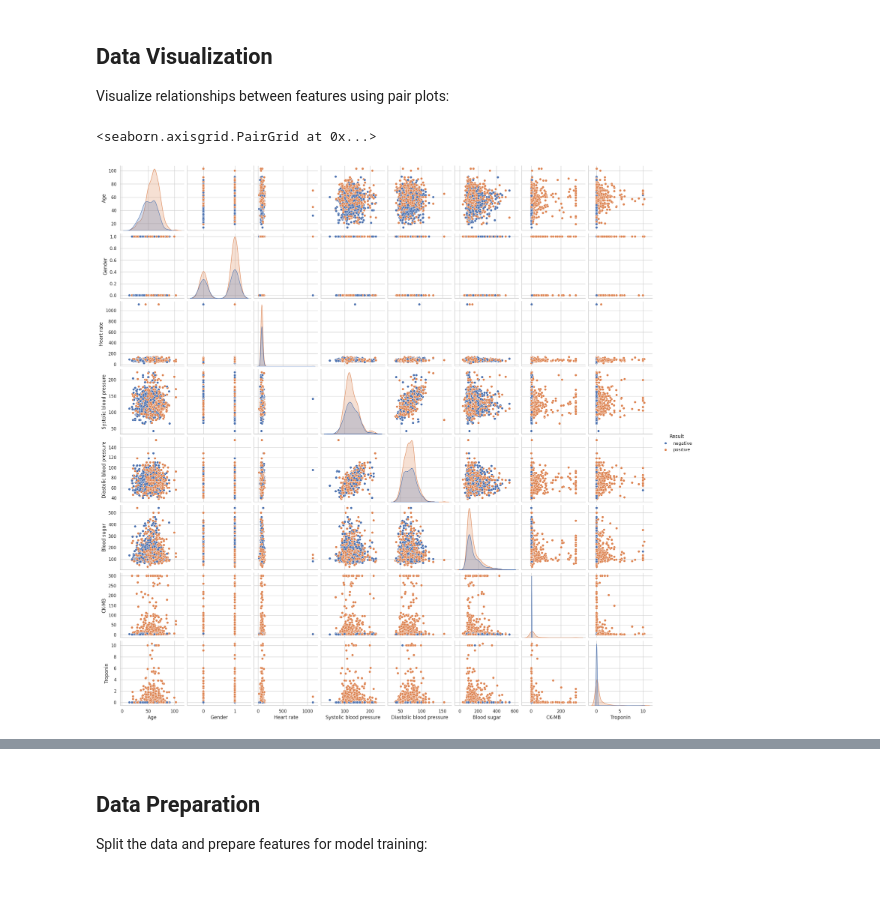
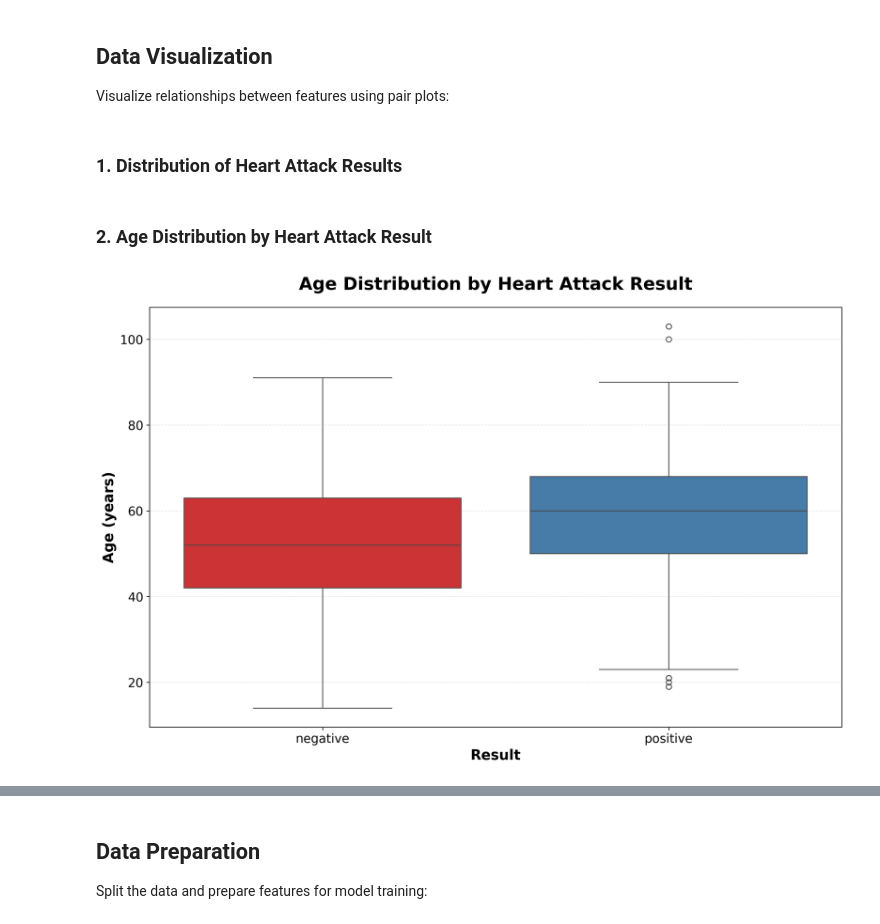
Before and after one commit to Shivam5551/heart-attack-prediction, a Jupyter notebook: ml-model/heart-attack-prediction.ipynb, the cells around one changed output, grey strips where cells are left out. Drawn from its saved outputs; the diff is of its cells as text; code cells hidden in the pictures; blank space fills up the shorter version.

Commit message:
fix graphs

```diff
--- a/ml-model/heart-attack-prediction.ipynb
+++ b/ml-model/heart-attack-prediction.ipynb
@@ -83,7 +63,12 @@ import seaborn as sns
 
 Visualize relationships between features using pair plots:
 # %%
-sns.pairplot(data.dropna(),hue='Result')
+import matplotlib.pyplot as plt
+import warnings
+warnings.filterwarnings('ignore', category=FutureWarning)
+
+# Set high DPI for print quality
+plt.rcParams['figure.dpi'] = 300
+plt.rcParams['savefig.dpi'] = 300
-# %% [output]
-<seaborn.axisgrid.PairGrid at 0x...>
-[figure, removed]
+# %% [markdown]
+### 1. Distribution of Heart Attack Results
@@ -89,0 +90,15 @@ sns.pairplot(data.dropna(),hue='Result')
+# %% [markdown]
+### 2. Age Distribution by Heart Attack Result
+# %%
+plt.figure(figsize=(12, 8))
+sns.boxplot(data=data, x='Result', y='Age', palette='Set1', hue='Result', legend=False)
+plt.title('Age Distribution by Heart Attack Result', fontsize=20, fontweight='bold', pad=20)
+plt.xlabel('Result', fontsize=16, fontweight='bold')
+plt.ylabel('Age (years)', fontsize=16, fontweight='bold')
+plt.xticks(fontsize=14)
+plt.yticks(fontsize=14)
+plt.grid(axis='y', alpha=0.3, linestyle='--')
+plt.tight_layout()
+plt.show()
+# %% [output]
+[figure, added]
```
Also changed, not shown: parts of 23 cells of this notebook, 2 other files.
